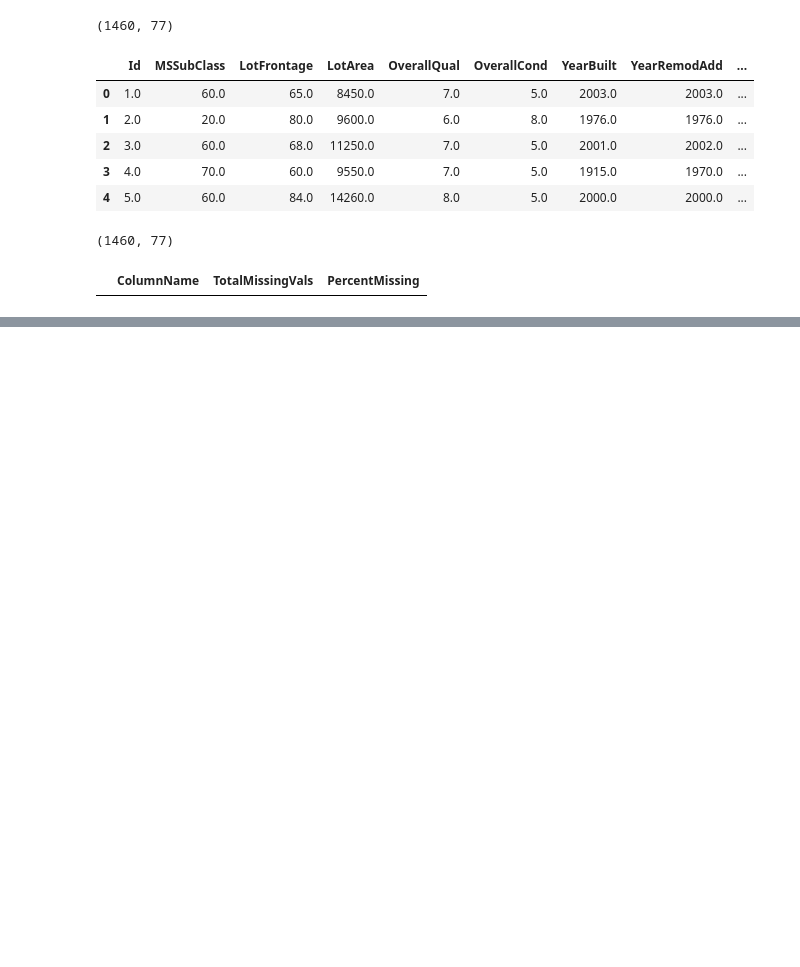
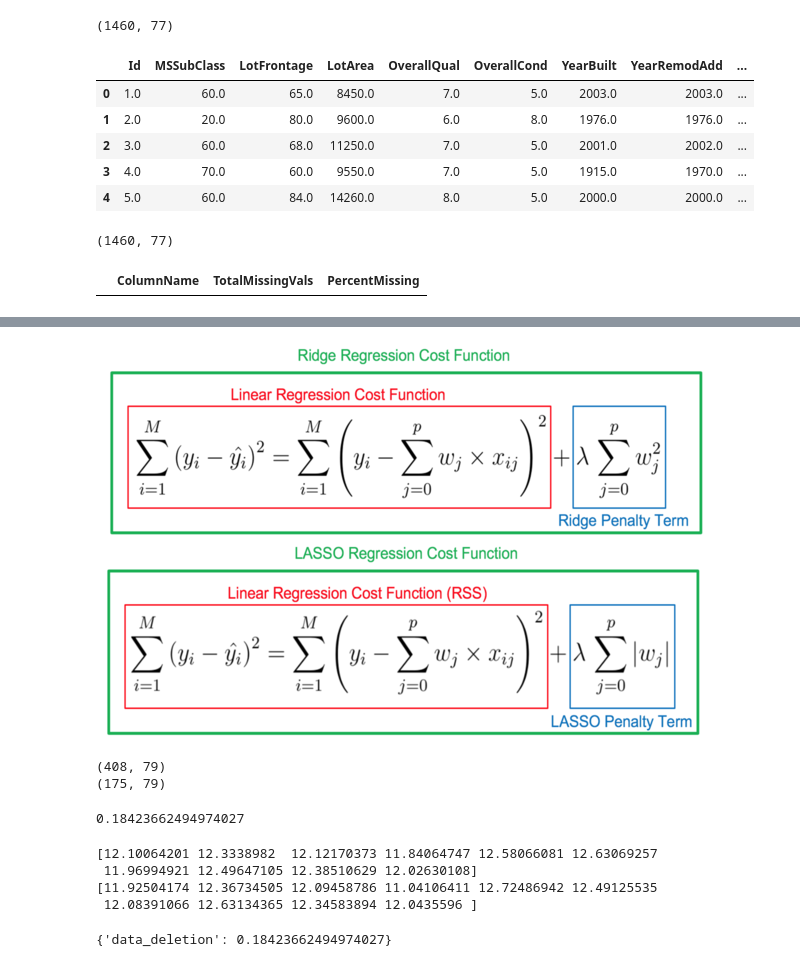
Before and after one commit to nuvita97/House-Price-Prediction, a Jupyter notebook: House_Price_Prediction.ipynb, the cells around one changed output, grey strips where cells are left out. Drawn from its saved outputs; the diff is of its cells as text; code cells hidden in the pictures; blank space fills up the shorter version.

```diff
--- a/House_Price_Prediction.ipynb
+++ b/House_Price_Prediction.ipynb
@@ -526,0 +638,47 @@ display(miss_df)
+# %%
+display(Image(filename='Ridge and Lasso Regression.png'))
+# %% [output]
+[figure, added]
+# %%
+# Split into train & test
+
+from sklearn.model_selection import train_test_split
+target = "SalePrice"
+X = data_modelling.drop(target, axis = 1).values
+y = data_modelling[target].values
+
+X_train, X_test, y_train, y_test = train_test_split(X, y, test_size = 0.3, random_state = 0)
+
+print(X_train.shape)
+print(X_test.shape)
+# %% [output]
+(408, 79)
+(175, 79)
+# %%
+# Train & predict
+
+from sklearn.metrics import mean_squared_error
+from sklearn.linear_model import Ridge, Lasso
+
+reg_lasso = Lasso()
+reg_lasso.fit(X_train, y_train)
+y_predict = reg_lasso.predict(X_test)
+RMSE = mean_squared_error(y_test, y_predict, squared = False)
+
+print(RMSE)
+# %% [output]
+0.18423662494974027
+# %%
+print(y_predict[:10])
+print(y_test[:10])
+# %% [output]
+[12.10064201 12.3338982  12.12170373 11.84064747 12.58066081 12.63069257
+ 11.96994921 12.49647105 12.38510629 12.02630108]
+[11.92504174 12.36734505 12.09458786 11.04106411 12.72486942 12.49125535
+ 12.08391066 12.63134365 12.34583894 12.0435596 ]
+# %%
+result = {}
+result["data_deletion"] = RMSE
+result
+# %% [output]
+{'data_deletion': 0.18423662494974027}
```
Also changed, not shown: parts of 19 cells of this notebook.
